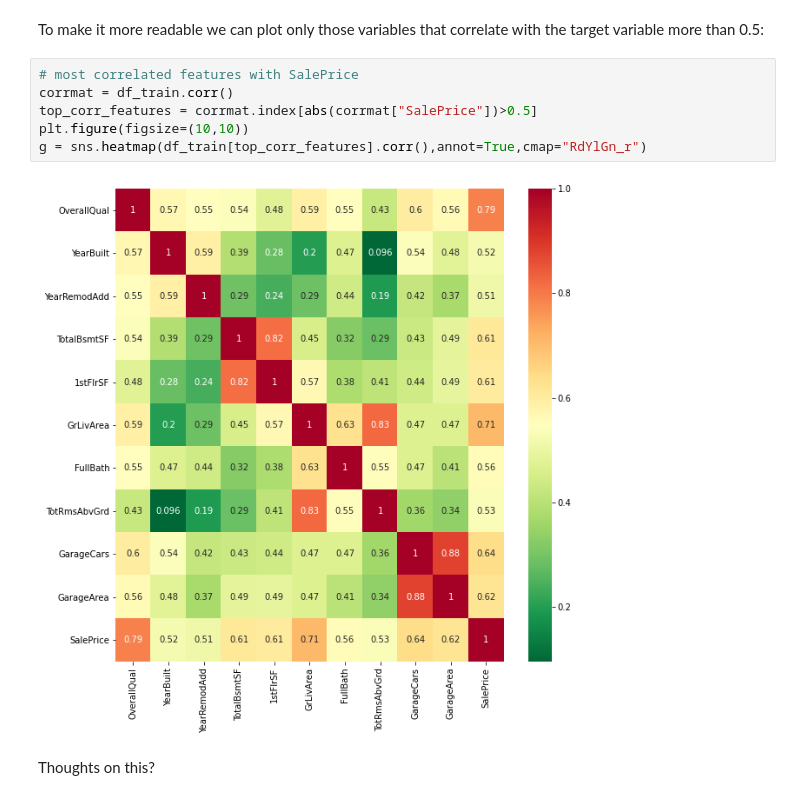
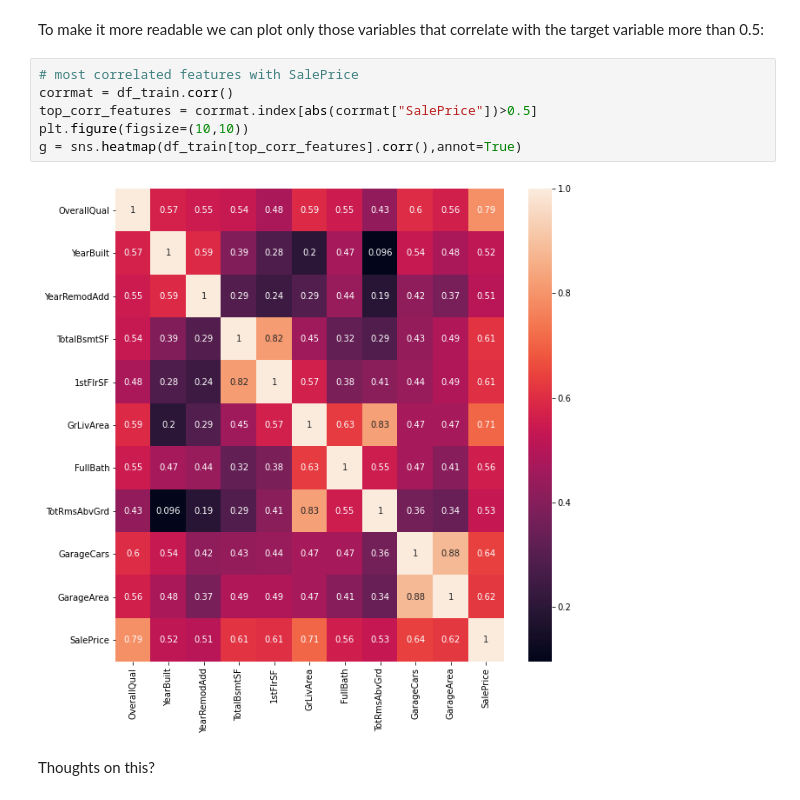
Before and after one commit to sedv8808/synaptive_lighthouse_workshop, a Jupyter notebook: W2D2/Walkthrough.ipynb, the cells around one changed output. Saved outputs shown, nothing was run; the diff lists cells and outputs as text.

```diff
--- a/W2D2/Walkthrough.ipynb
+++ b/W2D2/Walkthrough.ipynb
@@ -146,11 +146,11 @@ To make it more readable we can plot only those variables that correlate with th
 # %%
 # most correlated features with SalePrice
 corrmat = df_train.corr()
 top_corr_features = corrmat.index[abs(corrmat["SalePrice"])>0.5]
 plt.figure(figsize=(10,10))
-g = sns.heatmap(df_train[top_corr_features].corr(),annot=True,cmap="RdYlGn_r")
+g = sns.heatmap(df_train[top_corr_features].corr(),annot=True)
 # %% [output]
-[figure, old version]
+[figure, new version]
 # %% [markdown]
 Thoughts on this?
 # %% [markdown]
```
Also changed, not shown: parts of 11 cells of this notebook, 1 other file.
